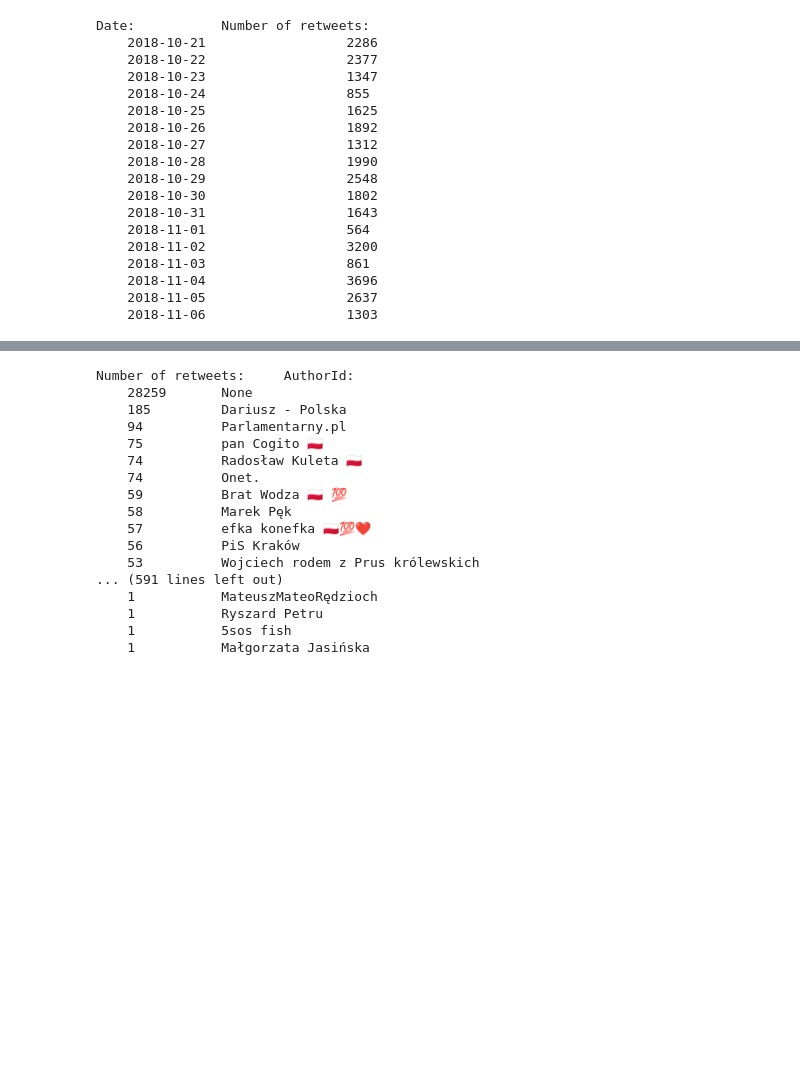
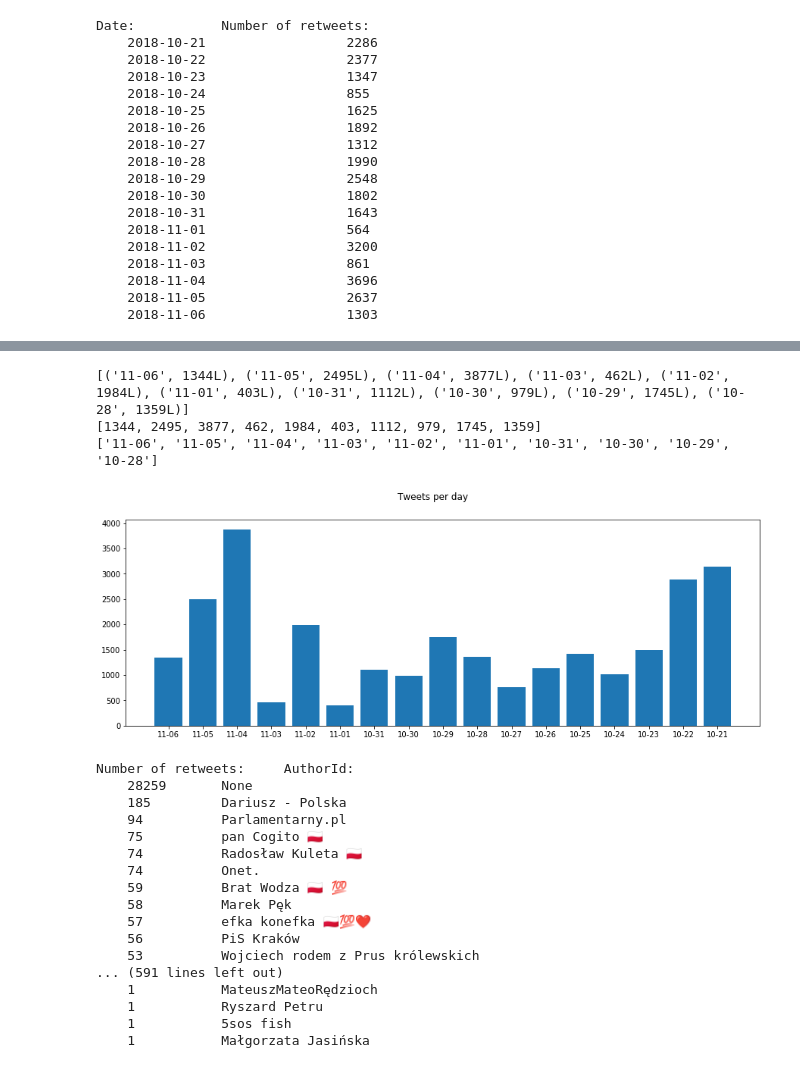
Before and after one commit to piter77/data_exploration, a Jupyter notebook: compute_data.ipynb, the cells around one changed output, grey strips where cells are left out. Cells and saved outputs as stored; diff of their text form; code cells hidden in the pictures; blank space fills up the shorter version.

```diff
--- a/compute_data.ipynb
+++ b/compute_data.ipynb
@@ -246,0 +247,18 @@ Date:           Number of tweets:
+# %%
+# analysys:
+# -- tweets  per date--
+
+query = """select substring(un.kiedy, 6, 12) as kiedy, count(*) as tweets
+from (select tweet.id as id, substring(tweet.date, 1, 10) as kiedy from tweet
+union
+select tweet_id as id, to_char(re_tweet."date", 'YYYY-MM-DD') as kiedy from re_tweet) as un
+group by kiedy
+order by kiedy desc
+limit 17 offset 1"""
+
+cur.execute(query)
+rows = cur.fetchall()
+
+print "Date:   \tNumber of tweets:"
+for row in rows:
+    print "   ", row[0], "  \t\t", row[1]
@@ -247,3 +284,34 @@ Date:           Number of tweets:
+# %%
+import matplotlib.pyplot as plt
+import numpy as np
+import math
+
+def plot_values(title, sql):
+    cur.execute(sql)
+    conn.commit()
+    result = cur.fetchall()
+    print(result[0:10])
+    values = [int(x[1]) for x in result]
+    labels = [x[0] for x in result]
+    print(values[:10])
+    print(labels[:10])
+
+
+    x = np.arange(len(values))
+
+    fig, ax = plt.subplots(figsize=(15, 5))
+    plt.suptitle(title)
+    plt.bar(x, values)
+    plt.xticks(x, labels)
+    plt.show()
+
+plot_values('Tweets per day',
+    query)
+# %% [output]
+[('11-06', 1344L), ('11-05', 2495L), ('11-04', 3877L), ('11-03', 462L), ('11-02', 1984L), ('11-01', 403L), ('10-31', 1112L), ('10-30', 979L), ('10-29', 1745L), ('10-28', 1359L)]
+[1344, 2495, 3877, 462, 1984, 403, 1112, 979, 1745, 1359]
+['11-06', '11-05', '11-04', '11-03', '11-02', '11-01', '10-31', '10-30', '10-29', '10-28']
+[figure, added]
 # %%
 # analysys:
 # -- retweets per user--
```
Also changed, not shown: parts of 4 cells of this notebook, 2 other files.
